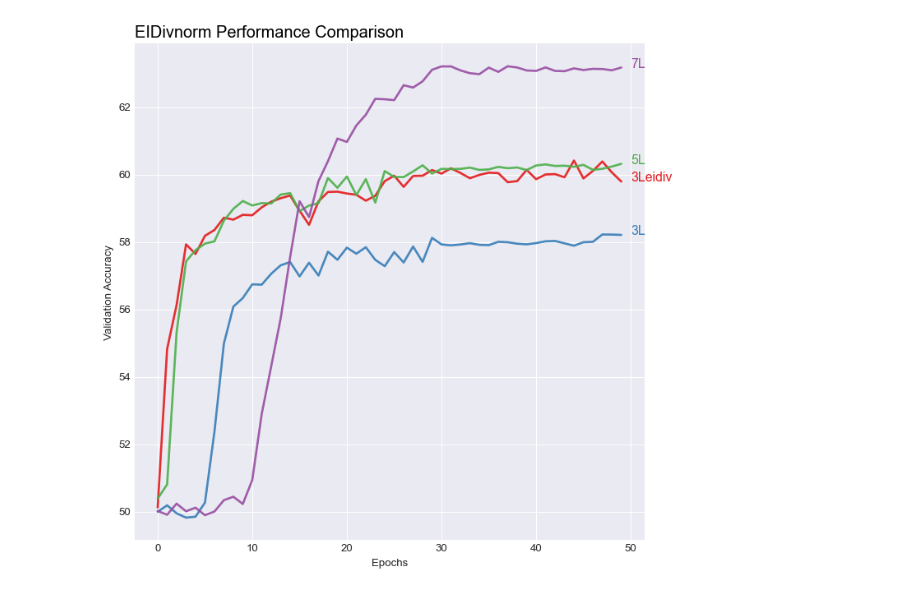
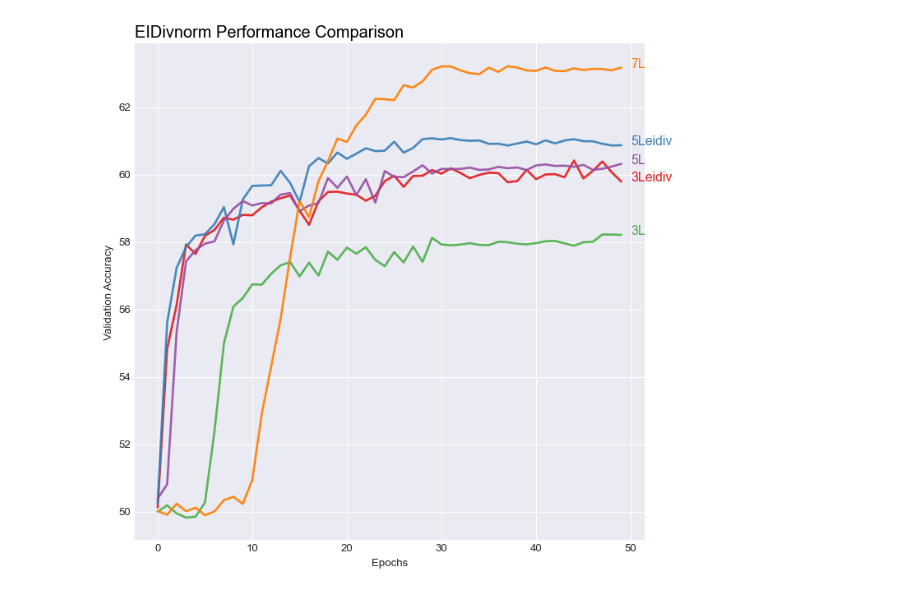
Before and after one commit to hiyuantang/marked_long, a Jupyter notebook: results/results.ipynb, the cells around one changed output. Cells and saved outputs as stored; diff of their text form; code cells hidden in the pictures.

Commit message:
upload 5Leidiv results

```diff
--- a/results/results.ipynb
+++ b/results/results.ipynb
@@ -12,31 +12,31 @@ def get_results(path):
     return results
 # %%
 L3eidiv = get_results('./3Leidiv.txt')
-#L5eidiv = get_results('./5Leidiv.txt')
+L5eidiv = get_results('./5Leidiv.txt')
 #L7eidiv = get_results('./7Leidiv.txt')
 L3 = get_results('./3L.txt')
 L5 = get_results('./5L.txt')
 L7 = get_results('./7L.txt')
 # %%
-lines = np.array([np.asarray(L3eidiv), np.asarray(L3), np.asarray(L5), np.asarray(L7)])
-name_list = np.array(['3Leidiv', '3L', '5L', '7L'])
+lines = np.array([np.asarray(L3eidiv), np.asarray(L5eidiv), np.asarray(L3), np.asarray(L5), np.asarray(L7)])
+name_list = np.array(['3Leidiv', '5Leidiv', '3L', '5L', '7L'])
 
 #setup plot
 plt.style.use('seaborn-darkgrid')
 dpi = 96
 plt.figure(figsize=(800/dpi, 800/dpi), dpi=dpi)
 palette = plt.get_cmap('Set1')
 #draw lines
 for i in range(lines.shape[0]):
     plt.plot(lines[i], marker='', color=palette(i), linewidth=2, alpha=0.9, label=name_list[i])
 #mark lines
 for i in range(lines.shape[0]):
     plt.text(50, lines[i,-1], name_list[i], horizontalalignment='left', size='large', color=palette(i))
 
 #plt.legend(loc=2, ncol=2)
 plt.title("EIDivnorm Performance Comparison", loc='left', fontsize=15, fontweight=0, color='black')
 plt.xlabel('Epochs')
 plt.ylabel('Validation Accuracy')
 plt.show()
 # %% [output]
-[figure, old version]
+[figure, new version]
```
Also changed, not shown: 1 other file.
